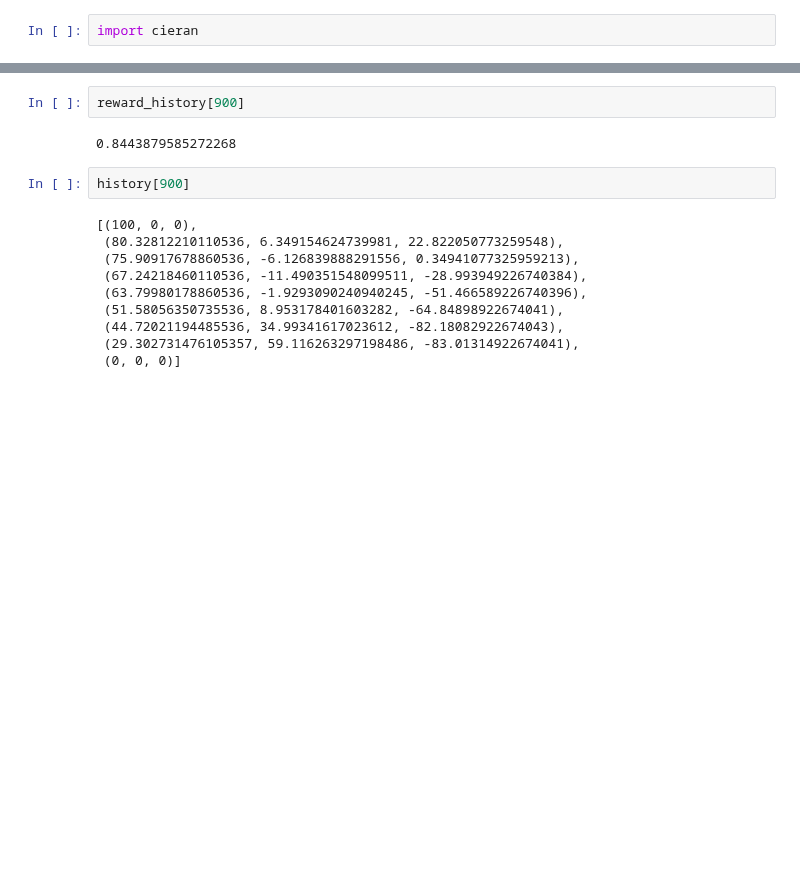
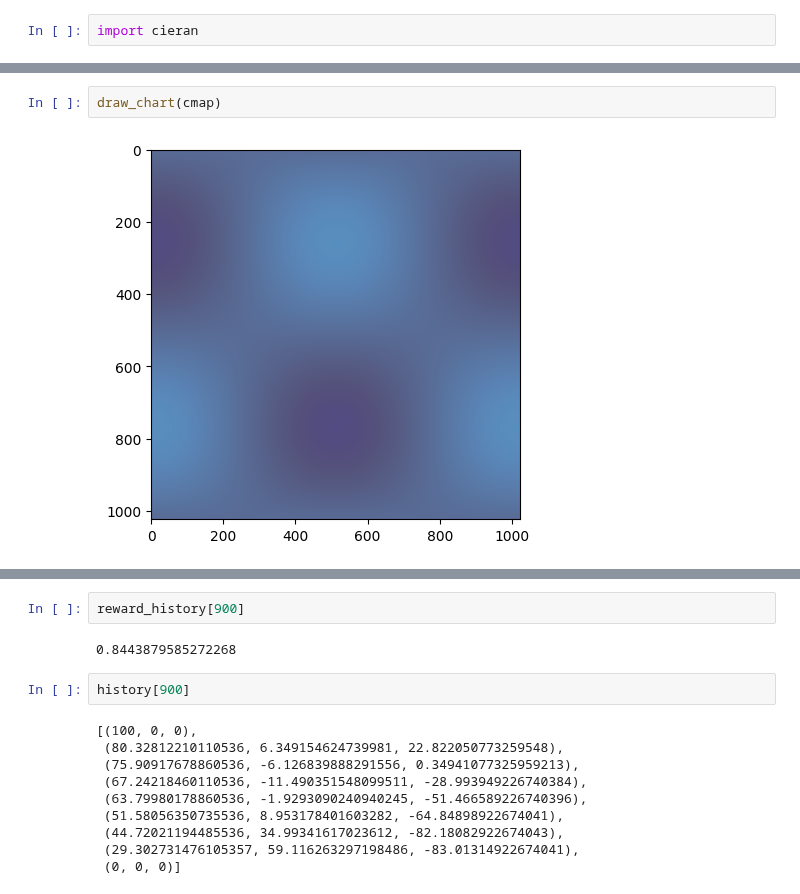
Before and after one commit to matthhong/cieran, a Jupyter notebook: test.ipynb, the cells around one changed output, grey strips where cells are left out. Saved outputs shown, nothing was run; the diff lists cells and outputs as text; blank space fills up the shorter version.

```diff
--- a/test.ipynb
+++ b/test.ipynb
@@ -25,0 +92,4 @@ Learning...
+# %%
+draw_chart(cmap)
+# %% [output]
+[figure, added]
```
Also changed, not shown: parts of 13 cells of this notebook, 6 other files.
